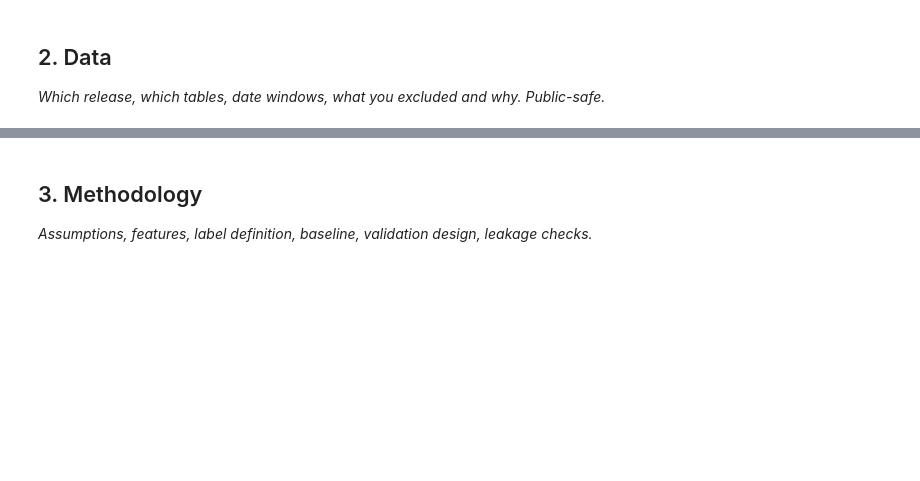
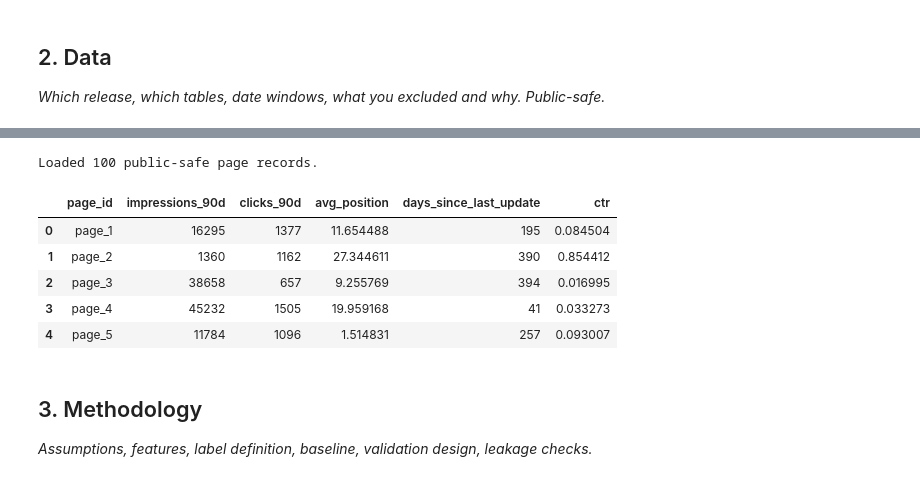
Before and after one commit to farida596/flyrank-ml-internship, a Jupyter notebook: work/notebooks/capstone.ipynb, the cells around one changed output, grey strips where cells are left out. Saved outputs shown, nothing was run; the diff lists cells and outputs as text; code cells hidden in the pictures; blank space fills up the shorter version.

```diff
--- a/work/notebooks/capstone.ipynb
+++ b/work/notebooks/capstone.ipynb
@@ -17,3 +36,31 @@ This skeleton is yours to fill. Work the sections **in order** — each one has
+# %%
+import pandas as pd
+import numpy as np
+# Generate simple baseline dataset matching the FlyRank schema
+np.random.seed(42)
+
+n_samples = 100
+df = pd.DataFrame({
+    'page_id': [f'page_{i}' for i in range(1, n_samples + 1)],
+    'impressions_90d': np.random.randint(500, 50000, n_samples),
+    'clicks_90d': np.random.randint(10, 2000, n_samples),
+    'avg_position': np.random.uniform(1.5, 30.0, n_samples),
+    'days_since_last_update': np.random.randint(20, 400, n_samples)
+})
+
+# Calculate Click-Through Rate (CTR)
+df['ctr'] = df['clicks_90d'] / df['impressions_90d']
+
+print(f"Loaded {len(df)} public-safe page records.")
+df.head()
+# %% [output]
+Loaded 100 public-safe page records.
+|  | page_id | impressions_90d | clicks_90d | avg_position | days_since_last_update | ctr |
+| 0 | page_1 | 16295 | 1377 | 11.654488 | 195 | 0.084504 |
+| 1 | page_2 | 1360 | 1162 | 27.344611 | 390 | 0.854412 |
+| 2 | page_3 | 38658 | 657 | 9.255769 | 394 | 0.016995 |
+| 3 | page_4 | 45232 | 1505 | 19.959168 | 41 | 0.033273 |
+| 4 | page_5 | 11784 | 1096 | 1.514831 | 257 | 0.093007 |
 # %% [markdown]
 ## 3. Methodology
 
```
Also changed, not shown: parts of 13 cells of this notebook.
